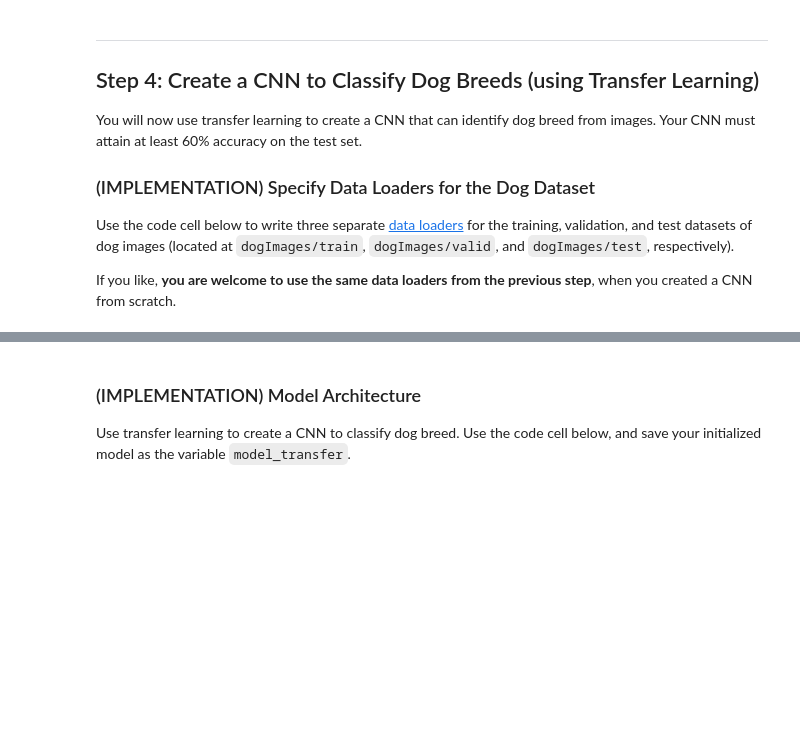
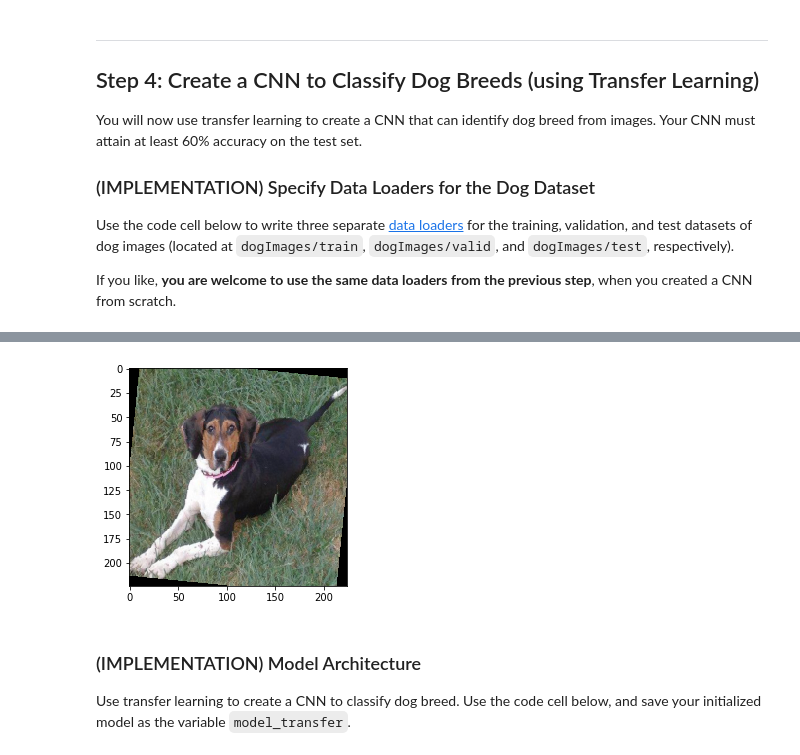
Before and after one commit to sandeeppatil/DLND-project2-dog-classification, a Jupyter notebook: dog_app.ipynb, the cells around one changed output, grey strips where cells are left out. Saved outputs shown, nothing was run; the diff lists cells and outputs as text; code cells hidden in the pictures; blank space fills up the shorter version.

Commit message:
final submission, excluding model_transfer.pt

```diff
--- a/dog_app.ipynb
+++ b/dog_app.ipynb
@@ -342,7 +354,7 @@ else:
   data_dir        = "/data/dog_images/" # Udacity workspace
   # data_dir        = "./data/dogImages/" # Local
   # data_dir        = "./data/dog/"       # Local less data
-  num_workers = 0
+  num_workers = 4
 # %%
 ## Define Hyperparameters
 in_img_size = 64
@@ -713,0 +767,80 @@ If you like, **you are welcome to use the same data loaders from the previous st
+# %%
+## TODO: Specify data loaders
+colab = 0
+
+if colab:
+  from google.colab import drive
+  drive.mount('/content/drive')
+  #!wget -P /content/drive/MyDrive/Colab/dog_classification/data/ https://s3-us-west-1.amazonaws.com/udacity-aind/dog-project/dogImages.zip
+  #!unzip /content/drive/MyDrive/Colab/dog_classification/data/dogImages.zip
+  data_dir        = "/content/drive/MyDrive/Colab/dog_classification/data/dogImages/"
+  num_workers = 4
+else:
+  data_dir        = "/data/dog_images/" # Udacity workspace
+#   data_dir        = "./data/dogImages/" # Local
+  # data_dir        = "./data/dog/"       # Local less data
+  num_workers = 0
+
+import os
+from torchvision import datasets, transforms
+import torch
+import matplotlib.pyplot as plt
+%matplotlib inline
+
+############################
+## Define Hyperparameters ##
+in_img_size = 224 # Required for the VGG16 Model that is used for transfer learning
+batch_size = 32
+learning_rate = 0.01
+epochs = 2
+############################
+
+## Import data
+train_data_dir  = os.path.join(data_dir, "train/")
+valid_data_dir  = os.path.join(data_dir, "valid/")
+test_data_dir   = os.path.join(data_dir, "test/")
+
+data_transform_train  = transforms.Compose([
+        transforms.Resize((in_img_size,in_img_size)),
+        transforms.RandomHorizontalFlip(),
+        transforms.RandomRotation(10),
+        transforms.ToTensor(),
+        transforms.Normalize(mean=[0.485, 0.456, 0.406],std=[0.229, 0.224, 0.225])
+])
+
+data_transform_test  = transforms.Compose([
+        transforms.Resize((in_img_size,in_img_size)),
+        transforms.ToTensor(),
+        transforms.Normalize(mean=[0.485, 0.456, 0.406],std=[0.229, 0.224, 0.225])
+])
+
+train_data  = datasets.ImageFolder(train_data_dir, transform= data_transform_train)
+valid_data  = datasets.ImageFolder(valid_data_dir, transform= data_transform_test)
+test_data   = datasets.ImageFolder(test_data_dir,  transform= data_transform_test)
+
+total_data = len(train_data) + len(valid_data) + len(test_data)
+print("Total No. of Data      : ", total_data)
+print("Num of Training Data   : ", len(train_data), "({:2.2%})".format(len(train_data)/total_data))
+print("Num of Validation Data : ", len(valid_data), "({:2.2%})".format(len(valid_data)/total_data))
+print("Num of Test Data       : ", len(test_data), "({:2.2%})".format(len(test_data)/total_data))
+
+loaders = {
+    "train": torch.utils.data.DataLoader(train_data, batch_size=batch_size, num_workers=num_workers, shuffle=True),
+    "valid": torch.utils.data.DataLoader(valid_data, batch_size=batch_size, num_workers=num_workers, shuffle=True),
+    "test" : torch.utils.data.DataLoader(test_data, batch_size=batch_size, num_workers=num_workers, shuffle=False)
+}
+
+## TODO Explore data
+train_classes = train_data.classes
+valid_classes = valid_data.classes
+test_classes = test_data.classes
+print("Num of train classess: ", len(train_classes))
+print("Num of valid classess: ", len(valid_classes))
+print("Num of test classess : ", len(test_classes))
+
+print("Input image size: ", train_data[0][0].size())
+
+print("Sample Image: ")
+print(train_data[400][0])
+plt.imshow(transforms.Normalize(mean=[-0.485/0.229, -0.456/0.224, -0.406/0.225],std=[1/0.229, 1/0.224, 1/0.225])(train_data[400][0]).permute(1,2,0))
+# %% [output]
@@ -714,3 +865,4 @@ If you like, **you are welcome to use the same data loaders from the previous st
+[figure, added]
 # %% [markdown]
 ### (IMPLEMENTATION) Model Architecture
 
```
Also changed, not shown: parts of 32 cells of this notebook, 3 other files.
